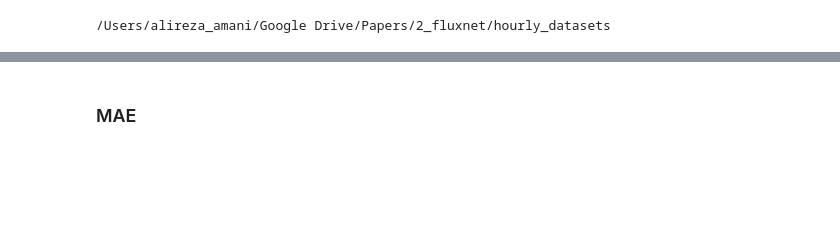
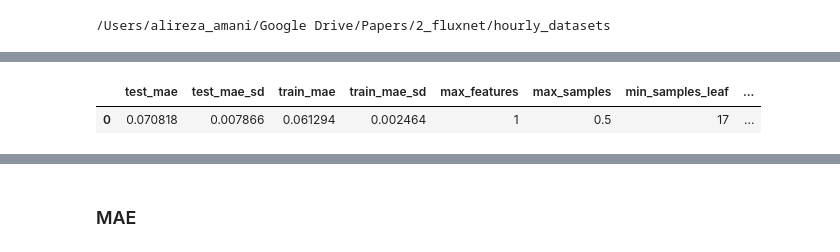
Before and after one commit to Alireza-Amani/papers_codes, a Jupyter notebook: 2_fluxnet.ipynb, the cells around one changed output, grey strips where cells are left out. Saved outputs shown, nothing was run; the diff lists cells and outputs as text; code cells hidden in the pictures; blank space fills up the shorter version.

```diff
--- a/2_fluxnet.ipynb
+++ b/2_fluxnet.ipynb
@@ -353,0 +361,8 @@ df.head()
+# %%
+# set1
+p1 = "rf_noSMRAD_hourly.pkl"
+best = 0
+df, d1 = tune_results3(p1, best, 715)
+# df.drop(["bagging_freq"], 1, inplace = True)
+df.head(10)
+# %% [output]
@@ -354,3 +370,5 @@ df.head()
+|  | test_mae | test_mae_sd | train_mae | train_mae_sd | max_features | max_samples | min_samples_leaf | ... |
+| 0 | 0.070818 | 0.007866 | 0.061294 | 0.002464 | 1 | 0.5 | 17 | ... |
 # %%
 # with open(p1, "rb") as f:
 #   d1 = pickle.load(f)
```
Also changed, not shown: parts of 7 cells of this notebook.
